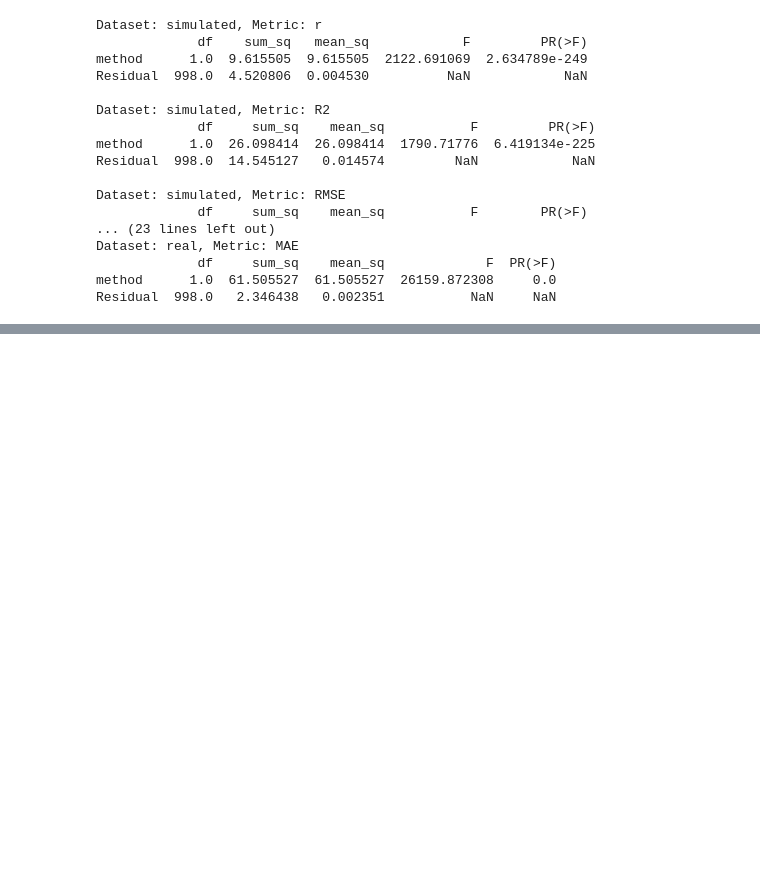
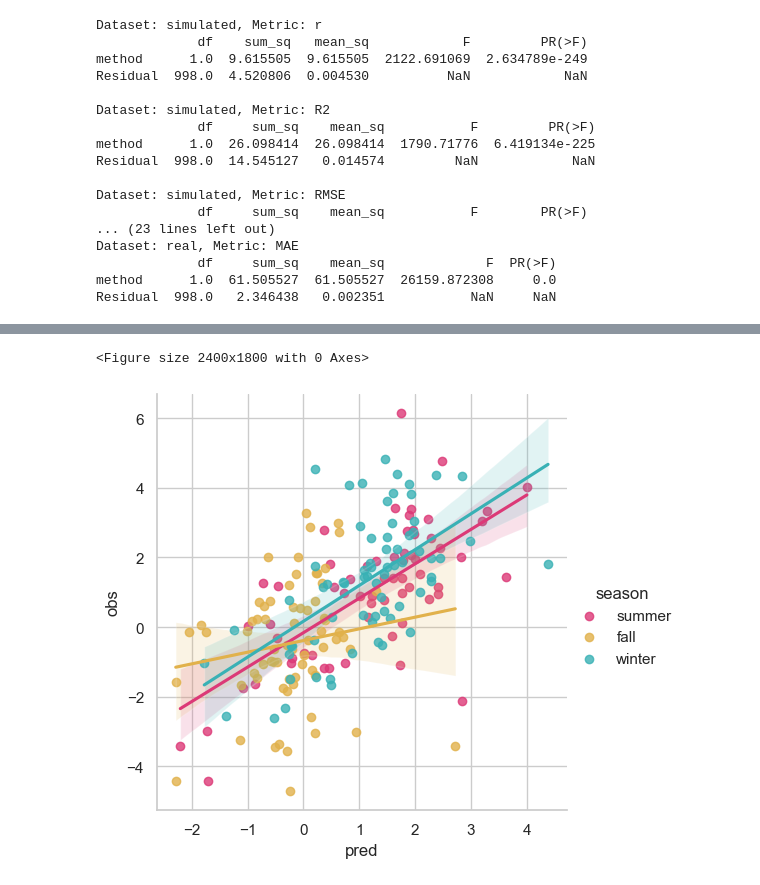
Before and after one commit to Niche-Lab/modeling-guide, a Jupyter notebook: visualization/study3.ipynb, the cells around one changed output, grey strips where cells are left out. Cells and saved outputs as stored; diff of their text form; code cells hidden in the pictures; blank space fills up the shorter version.

```diff
--- a/visualization/study3.ipynb
+++ b/visualization/study3.ipynb
@@ -86,0 +96,19 @@ Residual  998.0   2.346438   0.002351           NaN     NaN
+# %%
+SEED = 42
+# simulated spectral data
+simulator = SimulatedSpectralData()
+np.random.seed(SEED)
+X, y = simulator.sample(n=600, smallset=True, seed=SEED)
+seasons = simulator.cov()
+# split the dataset using K-fold
+splitter = Splitter(X, y)
+splits = splitter.sample(method="KF", K=3)
+split = splits[0]
+X_train, X_test = split["X_train"], split["X_test"]
+y_train, y_test = split["y_train"], split["y_test"]
+c_train, c_test = seasons[split["idx_train"]], seasons[split["idx_test"]]
+# prediction
+model = RandomForestRegressor().fit(X_train, y_train)
+y_pred = model.predict(X_test)
+data_plot = pd.DataFrame(dict(pred=y_pred, obs=y_test, season=c_test))
+data_plot.head()
@@ -86,0 +122,10 @@ Residual  998.0   2.346438   0.002351           NaN     NaN
+# %%
+palette = ["#DC3977", "#E1B14B", "#39B1B5",]
+plt.figure(figsize=(8, 6), dpi=300)
+g = sns.lmplot(data=data_plot, x="pred", y="obs",
+           hue="season", hue_order=["summer", "fall", "winter"],
+           palette=palette)
+plt.savefig('../out/study3_KF.png', dpi=300)
+# %% [output]
+<Figure size 2400x1800 with 0 Axes>
+[figure, added]
```
Also changed, not shown: parts of 6 cells of this notebook, 22 other files.
